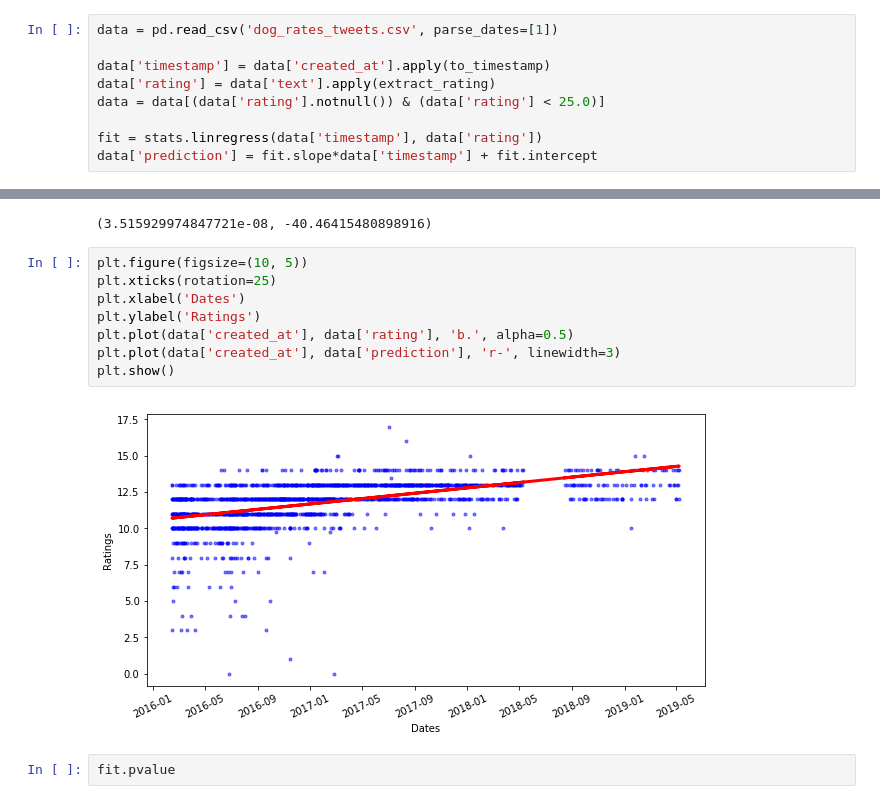
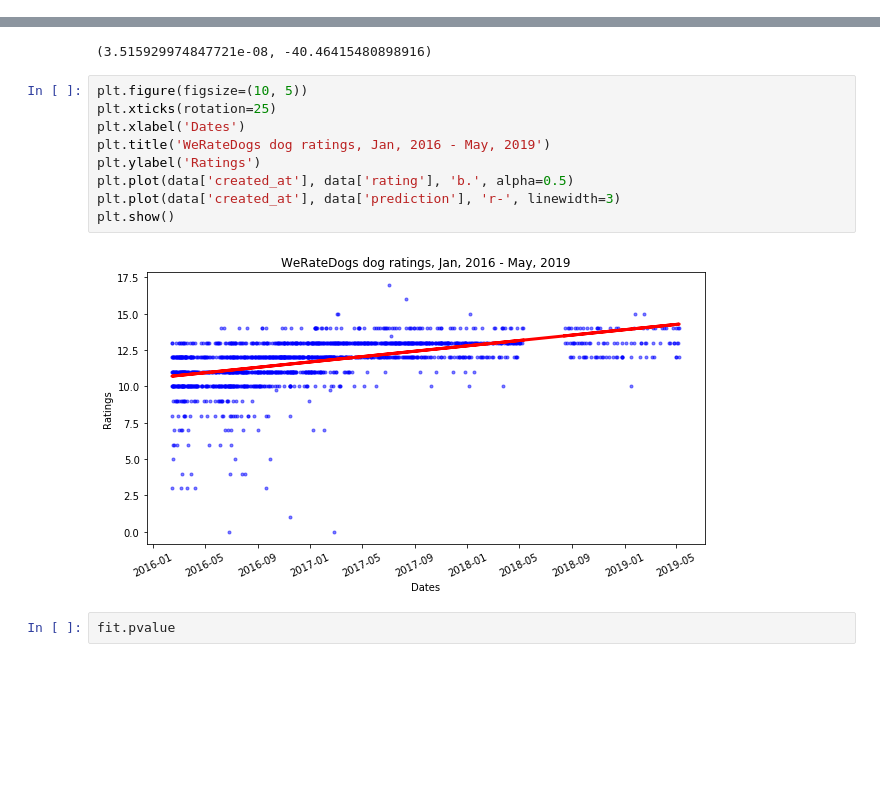
Before and after one commit to maknontawat/computational-data-science, a Jupyter notebook: e7/dog-rates.ipynb, the cells around one changed output, grey strips where cells are left out. Saved outputs shown, nothing was run; the diff lists cells and outputs as text; blank space fills up the shorter version.

```diff
--- a/e7/dog-rates.ipynb
+++ b/e7/dog-rates.ipynb
@@ -16,12 +25,3 @@ def to_timestamp(date):
 def extract_rating(text):
     m = re.search(REGEX, text)
     return float(m.group(0)[:-3]) if m else None
-# %%
-data = pd.read_csv('dog_rates_tweets.csv', parse_dates=[1])
-
-data['timestamp'] = data['created_at'].apply(to_timestamp)
-data['rating'] = data['text'].apply(extract_rating)
-data = data[(data['rating'].notnull()) & (data['rating'] < 25.0)]
-
-fit = stats.linregress(data['timestamp'], data['rating'])
-data['prediction'] = fit.slope*data['timestamp'] + fit.intercept
@@ -53,13 +85,14 @@ fit.slope, fit.intercept
 # %%
 plt.figure(figsize=(10, 5))
 plt.xticks(rotation=25)
 plt.xlabel('Dates')
+plt.title('WeRateDogs dog ratings, Jan, 2016 - May, 2019')
 plt.ylabel('Ratings')
 plt.plot(data['created_at'], data['rating'], 'b.', alpha=0.5)
 plt.plot(data['created_at'], data['prediction'], 'r-', linewidth=3)
 plt.show()
 # %% [output]
-[figure, old version]
+[figure, new version]
 # %%
 fit.pvalue
 # %% [output]
```
Also changed, not shown: parts of 7 cells of this notebook.
